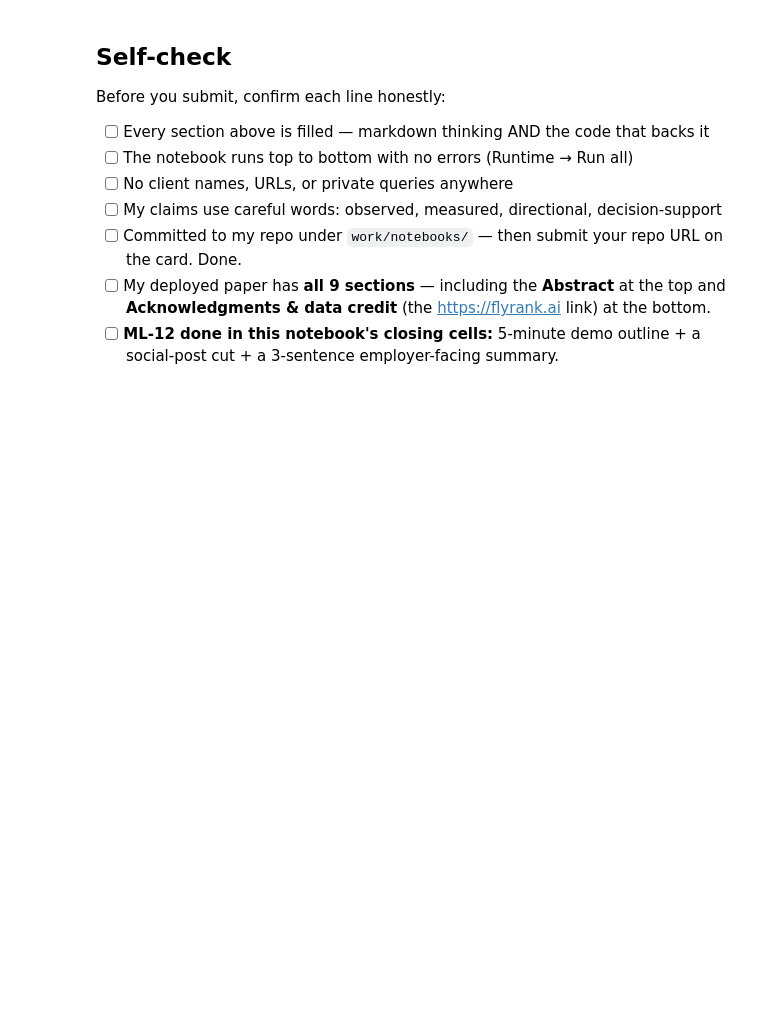
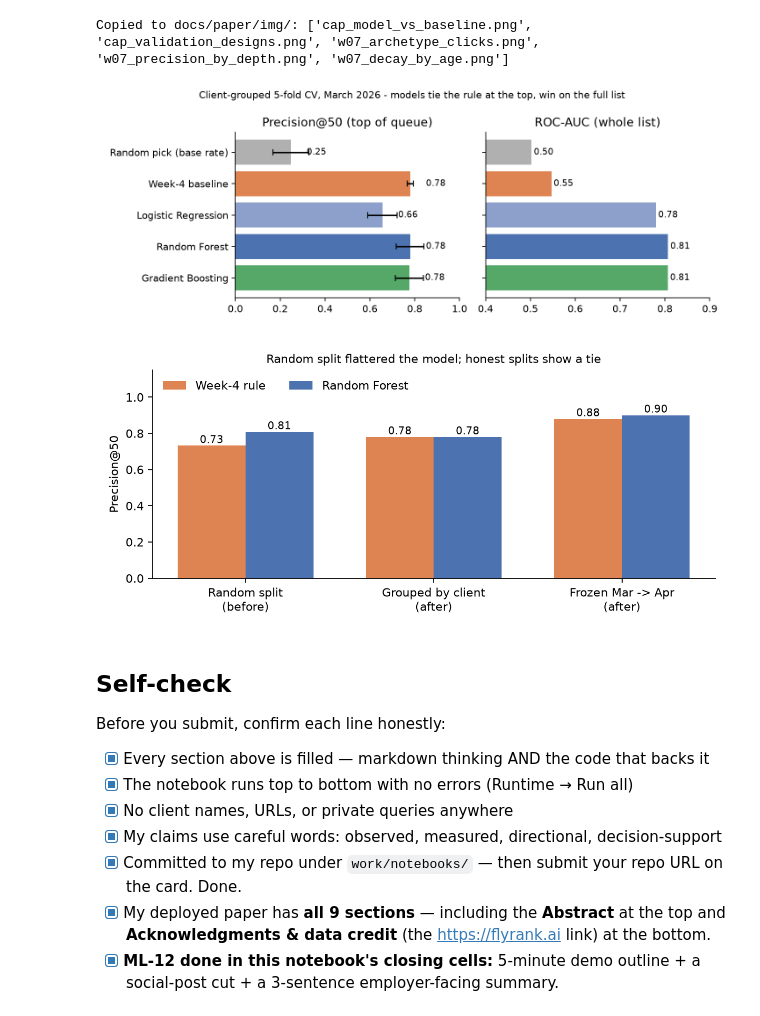
Before and after one commit to ShayanAhmed12/flyrank-internship-ml, a Jupyter notebook: work/notebooks/capstone.ipynb, the cells around one changed output. Cells and saved outputs as stored; diff of their text form; code cells hidden in the pictures; blank space fills up the shorter version.

Commit message:
ML-11: research paper page, capstone notebook, paper URL
Co-Authored-By: Claude Opus 5.5 <noreply@anthropic.com>

```diff
--- a/work/notebooks/capstone.ipynb
+++ b/work/notebooks/capstone.ipynb
@@ -36,0 +75,5 @@ This skeleton is yours to fill. Work the sections **in order** — each one has
+# %%
+m = pd.DataFrame(R["model"]["table"]).set_index("method")
+print("Client-grouped 5-fold, March (pool >= 500 impressions):"); print(m.round(3).to_string())
+v = pd.DataFrame(R["validation"]["results"])
+print("\nValidation designs:"); print(v.round(3).to_string(index=False))
@@ -37,12 +138,53 @@ This skeleton is yours to fill. Work the sections **in order** — each one has
+# %%
+os.makedirs("work/figures", exist_ok=True); os.makedirs("docs/paper/img", exist_ok=True)
+plt.rcParams.update({"font.size": 10, "axes.spines.top": False, "axes.spines.right": False})
+
+# Figure 1: model vs baseline (client-grouped, P@50 with fold std, and ROC-AUC)
+order = ["Random pick (base rate)", "Week-4 baseline", "Logistic Regression", "Random Forest", "Gradient Boosting"]
+mm = m.reindex(order)
+fig, axes = plt.subplots(1, 2, figsize=(9, 3.4))
+cols = ["#B0B0B0", "#DD8452", "#8DA0CB", "#4C72B0", "#55A868"]
+axes[0].barh(order, mm["P@50 mean"], xerr=mm["P@50 std"], color=cols, capsize=3)
+axes[0].set_xlim(0, 1); axes[0].set_title("Precision@50 (top of queue)"); axes[0].invert_yaxis()
+for i, val in enumerate(mm["P@50 mean"]): axes[0].text(val + 0.07, i, f"{val:.2f}", va="center", fontsize=9)
+axes[1].barh(order, mm["ROC-AUC mean"], color=cols); axes[1].set_xlim(0.4, 0.9); axes[1].set_yticklabels([])
+axes[1].set_title("ROC-AUC (whole list)"); axes[1].invert_yaxis()
+for i, val in enumerate(mm["ROC-AUC mean"]): axes[1].text(val + 0.005, i, f"{val:.2f}", va="center", fontsize=9)
+fig.suptitle("Client-grouped 5-fold CV, March 2026 - models tie the rule at the top, win on the full list", fontsize=10)
+fig.tight_layout(); fig.savefig("work/figures/cap_model_vs_baseline.png", dpi=160); plt.close(fig)
+
+# Figure 2: validation designs
+v["design_short"] = v["design"].map({"BEFORE random-by-page (Mar)": "Random split\n(before)",
+                                     "AFTER grouped-by-client (Mar)": "Grouped by client\n(after)",
+                                     "AFTER time-forward (Mar->Apr)": "Frozen Mar -> Apr\n(after)"})
+piv = v.pivot(index="design_short", columns="method", values="P50").reindex(["Random split\n(before)", "Grouped by client\n(after)", "Frozen Mar -> Apr\n(after)"])
+fig, ax = plt.subplots(figsize=(7.5, 3.4)); x = np.arange(len(piv)); w = 0.36
+ax.bar(x - w/2, piv["Week-4 rule"], w, label="Week-4 rule", color="#DD8452")
+ax.bar(x + w/2, piv["Random Forest"], w, label="Random Forest", color="#4C72B0")
+for i, (r, f) in enumerate(zip(piv["Week-4 rule"], piv["Random Forest"])):
+    ax.text(i - w/2, r + 0.015, f"{r:.2f}", ha="center", fontsize=9); ax.text(i + w/2, f + 0.015, f"{f:.2f}", ha="center", fontsize=9)
+ax.set_xticks(x); ax.set_xticklabels(piv.index); ax.set_ylim(0, 1.15); ax.set_ylabel("Precision@50")
+ax.set_title("Random split flattered the model; honest splits show a tie", fontsize=10)
+ax.legend(frameon=False, loc="upper left", ncol=2); fig.tight_layout(); fig.savefig("work/figures/cap_validation_designs.png", dpi=160); plt.close(fig)
+
+figs = ["cap_model_vs_baseline.png", "cap_validation_designs.png", "w07_archetype_clicks.png", "w07_precision_by_depth.png", "w07_decay_by_age.png"]
+for f in figs:
+    shutil.copy(f"work/figures/{f}", f"docs/paper/img/{f}")
+print("Copied to docs/paper/img/:", figs)
+display(Image("work/figures/cap_model_vs_baseline.png")); display(Image("work/figures/cap_validation_designs.png"))
+# %% [output]
+Copied to docs/paper/img/: ['cap_model_vs_baseline.png', 'cap_validation_designs.png', 'w07_archetype_clicks.png', 'w07_precision_by_depth.png', 'w07_decay_by_age.png']
+[figure, added]
+[figure, added]
 # %% [markdown]
 ## Self-check
 
 Before you submit, confirm each line honestly:
 
-- [ ] Every section above is filled — markdown thinking AND the code that backs it
-- [ ] The notebook runs top to bottom with no errors (Runtime → Run all)
-- [ ] No client names, URLs, or private queries anywhere
-- [ ] My claims use careful words: observed, measured, directional, decision-support
-- [ ] Committed to my repo under `work/notebooks/` — then submit your repo URL on the card. Done.
-- [ ] My deployed paper has **all 9 sections** — including the **Abstract** at the top and **Acknowledgments & data credit** (the https://flyrank.ai link) at the bottom.
-- [ ] **ML-12 done in this notebook's closing cells:** 5-minute demo outline + a social-post cut + a 3-sentence employer-facing summary.
+- [x] Every section above is filled — markdown thinking AND the code that backs it
+- [x] The notebook runs top to bottom with no errors (Runtime → Run all)
+- [x] No client names, URLs, or private queries anywhere
+- [x] My claims use careful words: observed, measured, directional, decision-support
+- [x] Committed to my repo under `work/notebooks/` — then submit your repo URL on the card. Done.
+- [x] My deployed paper has **all 9 sections** — including the **Abstract** at the top and **Acknowledgments & data credit** (the https://flyrank.ai link) at the bottom.
+- [x] **ML-12 done in this notebook's closing cells:** 5-minute demo outline + a social-post cut + a 3-sentence employer-facing summary.
```
Also changed, not shown: parts of 20 cells of this notebook, 9 other files.
